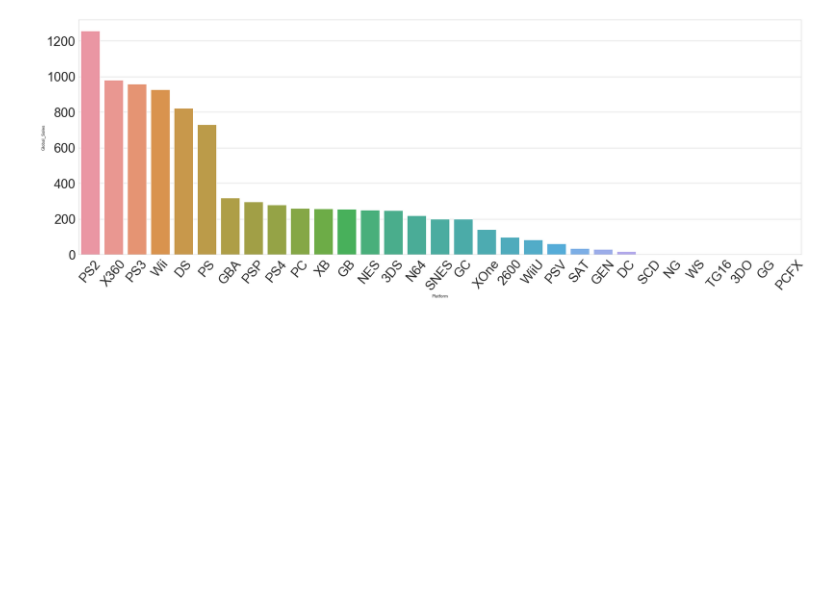
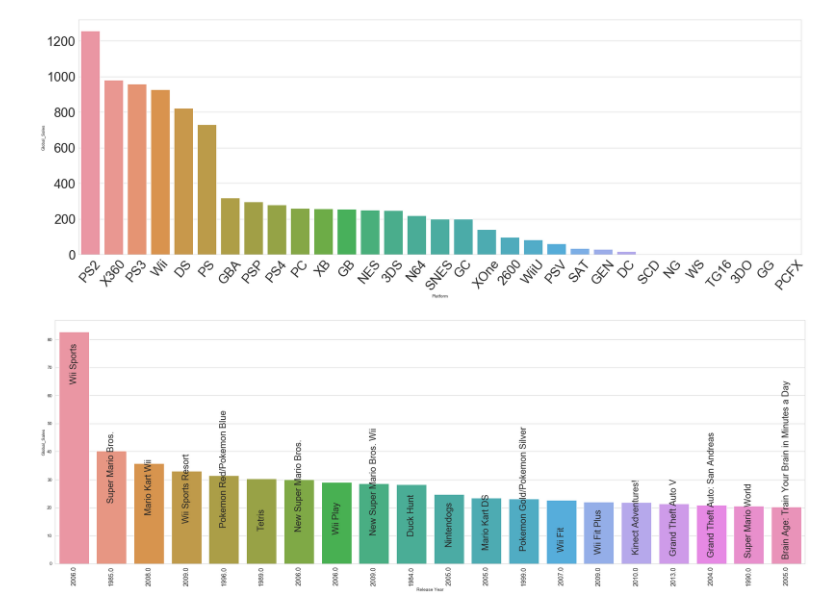
Before and after one commit to yeonghwanchoi/EDA, a Jupyter notebook: videogames/video_games.ipynb, the cells around one changed output. Drawn from its saved outputs; the diff is of its cells as text; code cells hidden in the pictures; blank space fills up the shorter version.

```diff
--- a/videogames/video_games.ipynb
+++ b/videogames/video_games.ipynb
@@ -325,3 +325,21 @@ plt.yticks(size=30)
 (array([   0.,  200.,  400.,  600.,  800., 1000., 1200., 1400.]),
  <a list of 8 Text yticklabel objects>)
 [figure]
+# %%
+#best seller game
+best_game=data.sort_values('Global_Sales',ascending=False).head(20)
+name=best_game['Name']
+year=best_game["Year"]
+y=np.arange(0,20)
+plt.figure(figsize=(30,10))
+game=sns.barplot(x="Name",y="Global_Sales",data =best_game)
+index=0
+for value in best_game['Global_Sales']:
+    game.text(index, value - 18 , name[index], size=20, rotation= 90, ha="center")
+    index += 1
+
+plt.xticks(y,best_game["Year"],fontsize=14, rotation=90)
+plt.xlabel('Release Year')
+plt.show()
+# %% [output]
+[figure, added]
```
Also changed, not shown: parts of 7 cells of this notebook.
